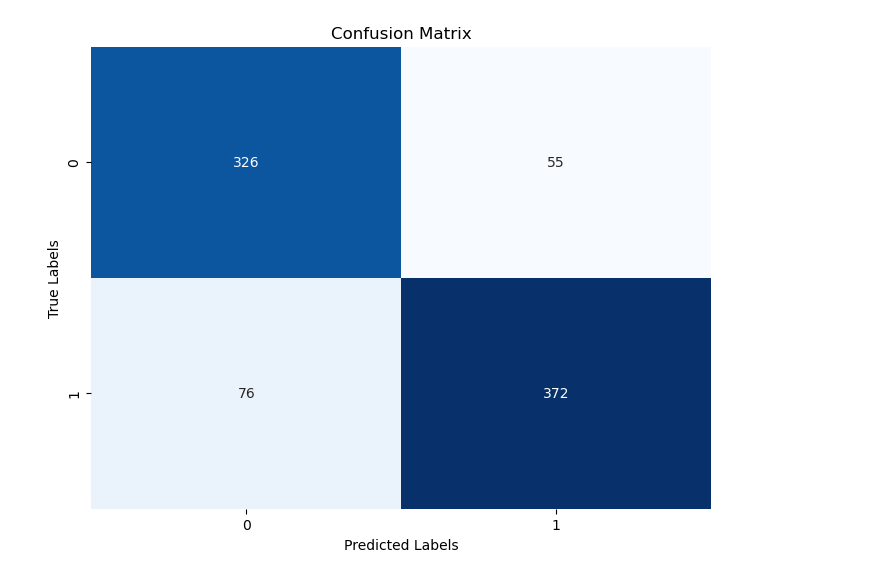
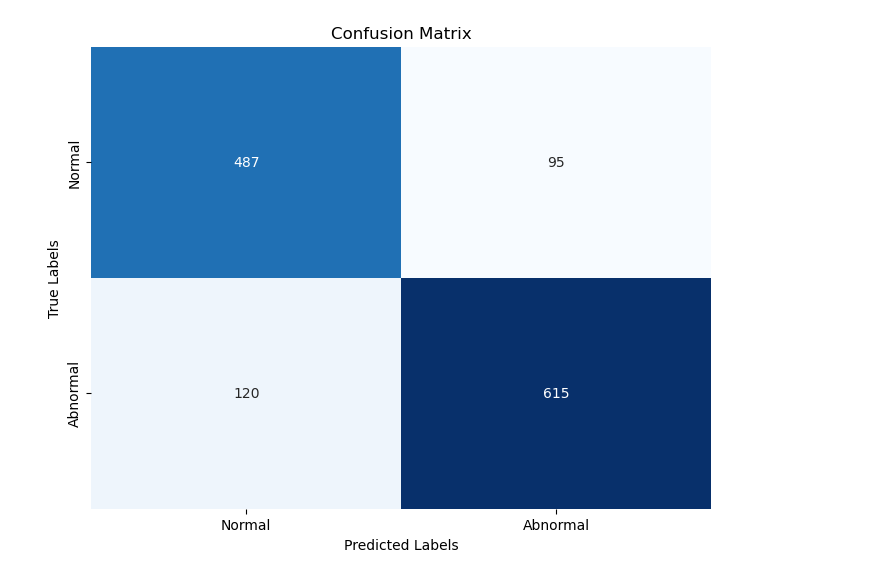
Before and after one commit to rashadkp/ecg_classification_using_resnet, a Jupyter notebook: 1d_ecg_classificatIon.ipynb, the cells around one changed output. Cells and saved outputs as stored; diff of their text form; code cells hidden in the pictures.

Commit message:
Trained on 12000 datapoints

```diff
--- a/1d_ecg_classificatIon.ipynb
+++ b/1d_ecg_classificatIon.ipynb
@@ -13,8 +13,7 @@ from torchvision import transforms
 import ast
 # %%
 #definition of data path and excel file path
-path = '/home/abhishek/rashad_internship/Physionet/ptb-xl-1.0.3/'
-excel = '/home/abhishek/rashad_internship/Physionet/ptb-xl-1.0.3/ptbxl_database.csv'
+path = '/home/abhishek/rashad_internship/dataset/physionet.org/files/ptb-xl/1.0.3/'
 # %%
 import pandas as pd
 import ast
@@ -29,7 +28,7 @@ transform = transforms.Compose([
     transforms.ToTensor(),
 ])
 class Custom_class(Dataset):
-    def __init__(self, path, num_data, transform=None, data_split='train', fold=10):
+    def __init__(self, path, num_data=21000, transform=None, data_split='train', fold=10):
         self.dat = pd.read_csv(path + 'ptbxl_database.csv',index_col='ecg_id')
         self.statements = pd.read_csv(path + 'scp_statements.csv', index_col=0)
         self.statements = self.statements[self.statements.diagnostic == 1]
@@ -120,14 +119,14 @@ class Custom_class(Dataset):
 
 
 
-train_dataset = Custom_class(path, num_data=7000, transform=transform, data_split='train',fold=8)
+train_dataset = Custom_class(path,num_data=12000, transform=transform, data_split='train',fold=8)
 
 
 # For test data
-test_dataset = Custom_class(path, num_data=7000, transform=transform, data_split='test',fold=10)
+test_dataset = Custom_class(path, num_data=12000,transform=transform, data_split='test',fold=10)
 
 # For validation data
-val_dataset = Custom_class( path, num_data=7000, transform=transform, data_split='val',fold=9)
+val_dataset = Custom_class( path, num_data=12000,transform=transform, data_split='val',fold=9)
 # %%
 print(f"Number of data in Training set : {len(train_dataset)}")
 print(f"Number of data in Validation set :{len(val_dataset)}")
@@ -318,8 +317,8 @@ wandb.init(project='ecg_classification_final_run')
 
 # Assuming you have defined your model, train_dataloader, validation_dataloader, device, etc.
 
-# criterion = nn.BCELoss()
-criterion = TMSELoss()
+criterion = nn.BCELoss()
+# criterion = TMSELoss()
 optimizer = optim.Adam(model.parameters(), lr=0.0001)
 # scheduler = lr_scheduler.StepLR(optimizer, step_size=7, gamma=0.1)
 scheduler = lr_scheduler.LambdaLR(optimizer, lr_lambda)
@@ -382,6 +381,7 @@ for epoch in range(num_epochs):
     wandb.log({
         'Training Loss': epoch_loss,
         'Training Accuracy': epoch_acc,
+        'Epoch' : epoch,
     })
 
     print(f'Training - Epoch {epoch+1}/{num_epochs}, Loss: {epoch_loss:.4f}, Accuracy: {epoch_acc:.4f}')
@@ -394,6 +394,7 @@ for epoch in range(num_epochs):
     wandb.log({
         'Validation Loss': val_loss,
         'Validation Accuracy': val_acc,
+        'Epoch' : epoch,
     })
 
     # Deep copy the model if the current validation accuracy is the best so far
@@ -510,7 +504,7 @@ def compute_f_measure(labels, outputs):
 # %%
 import torch
 import numpy as np
-from sklearn.metrics import accuracy_score, confusion_matrix, roc_auc_score, f1_score, precision_score
+from sklearn.metrics import accuracy_score, confusion_matrix, roc_auc_score, f1_score, precision_score,roc_curve
 
 model = ResNet50(input_channels=12, num_classes=1)
 device = torch.device('cuda' if torch.cuda.is_available() else 'cpu')
@@ -555,6 +549,17 @@ def test_model(model, test_loader):
     specificity = tn / (tn + fp)
 
     macro_f_measure, per_class_f_measure, classes = compute_f_measure(all_labels,all_preds)
+    fpr, tpr, _ = roc_curve(all_labels, all_preds_1)
+    plt.figure()
+    plt.plot(fpr, tpr, color='blue', lw=2, label='ROC curve (area = %0.2f)' % auc)
+    plt.plot([0, 1], [0, 1], color='gray', lw=2, linestyle='--')
+    plt.xlim([0.0, 1.0])
+    plt.ylim([0.0, 1.05])
+    plt.xlabel('False Positive Rate')
+    plt.ylabel('True Positive Rate')
+    plt.title('Receiver Operating Characteristic')
+    plt.legend(loc="lower right")
+    plt.show()
 
     return accuracy, cm, auc, f1, precision, specificity,macro_f_measure, per_class_f_measure, classes
 
@@ -586,13 +592,13 @@ Confusion Matrix:
 # %%
 import seaborn as sns
 
 # Plot confusion matrix
 plt.figure(figsize=(8, 6))
-sns.heatmap(cm, annot=True, fmt='d', cmap='Blues', cbar=False)
+sns.heatmap(cm, annot=True, fmt='d', cmap='Blues', cbar=False,xticklabels=['Normal', 'Abnormal'], yticklabels=['Normal', 'Abnormal'])
 plt.xlabel('Predicted Labels')
 plt.ylabel('True Labels')
 plt.title('Confusion Matrix')
 plt.savefig('confusion_matrix.png')
 plt.show()
 # %% [output]
-[figure, old version]
+[figure, new version]
```
Also changed, not shown: parts of 3 cells of this notebook.
